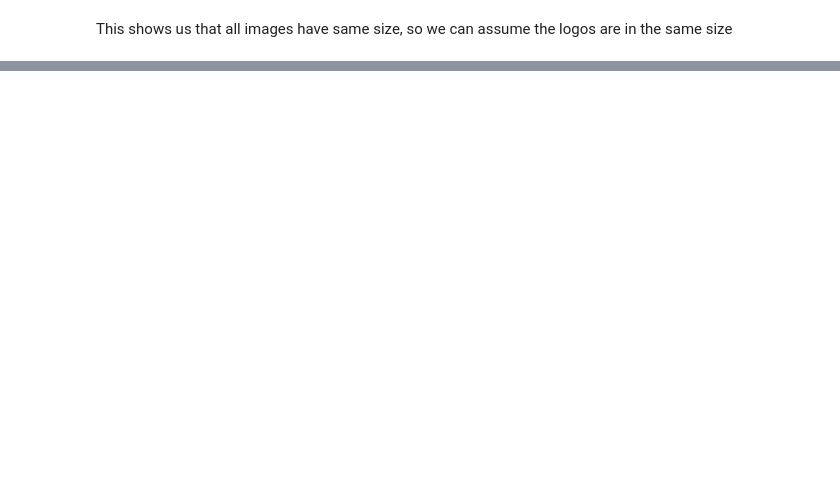
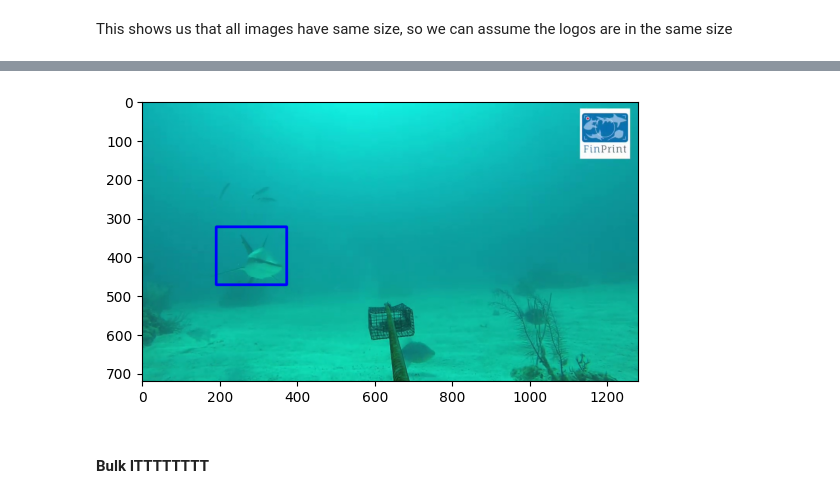
Before and after one commit to filippovarini/SharkTrack-Dev, a Jupyter notebook: data_engineering/process_gfp_frames.ipynb, the cells around one changed output, grey strips where cells are left out. Cells and saved outputs as stored; diff of their text form; code cells hidden in the pictures; blank space fills up the shorter version.

```diff
--- a/data_engineering/process_gfp_frames.ipynb
+++ b/data_engineering/process_gfp_frames.ipynb
@@ -365,0 +463,6 @@ def crop_and_adjust_bbox(image_path, bboxes, crop_coordinates):
+# %%
+plot_img(test_image, test_folder, annotations_df, bbox=True)
+# %% [output]
+[figure, added]
+# %% [markdown]
+#### Bulk ITTTTTTTT
```
Also changed, not shown: parts of 13 cells of this notebook, 5 other files.
